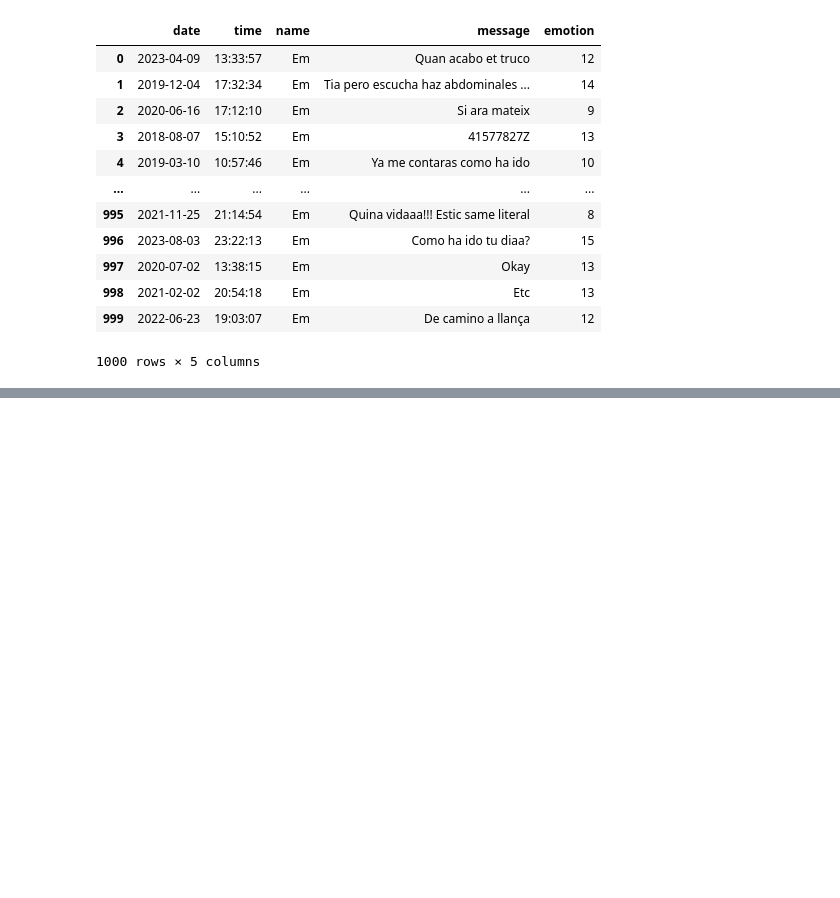
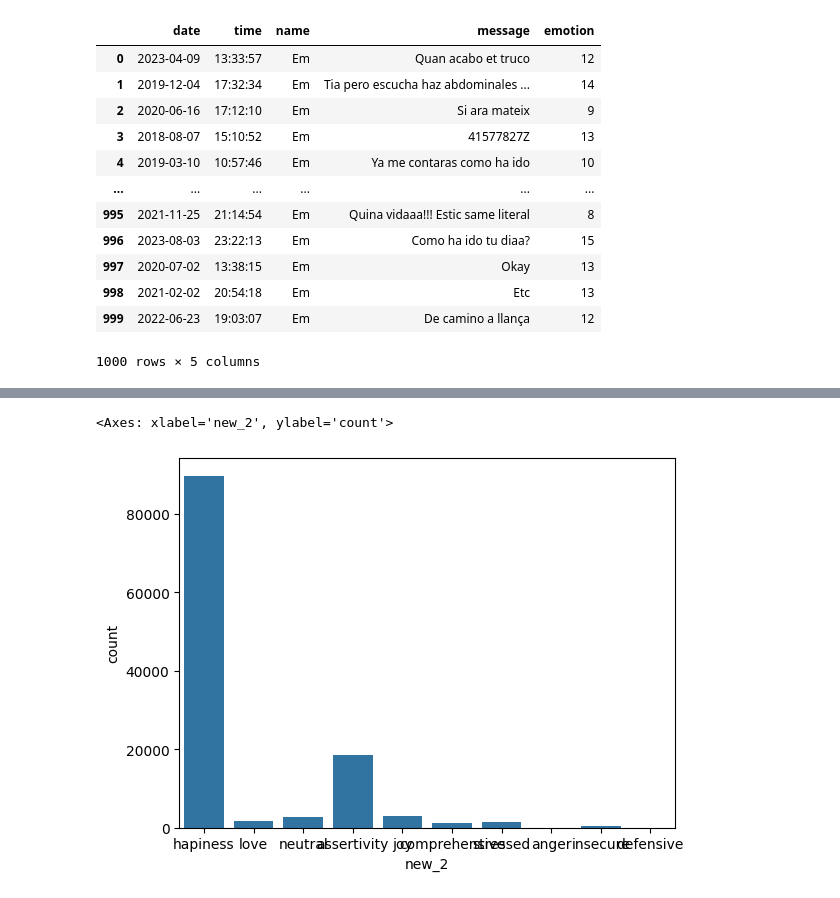
Before and after one commit to emmacunill/Take_Care, a Jupyter notebook: notebooks/model.ipynb, the cells around one changed output, grey strips where cells are left out. Saved outputs shown, nothing was run; the diff lists cells and outputs as text; code cells hidden in the pictures; blank space fills up the shorter version.

Commit message:
starting to try models

```diff
--- a/notebooks/model.ipynb
+++ b/notebooks/model.ipynb
@@ -135,0 +151,3 @@ cdf
+# %%
+emotions_2 = {list(i.values())[0]: list(i.keys())[0] for i in emotions}
+emotions_2
@@ -135,0 +178,28 @@ cdf
+# %%
+X_train, X_test, y_train, y_test = train_test_split(cdf["message"], cdf["emotion"], test_size=0.25, random_state=42)
+
+
+vectorizer = TfidfVectorizer()
+X_train_tfidf = vectorizer.fit_transform(X_train)
+X_test_tfidf = vectorizer.transform(X_test)
+
+# Diferentes modelos
+# Bootstraping
+clf = MultinomialNB() #bayes
+clf.fit(X_train_tfidf, y_train)
+
+
+# Make predictions
+predictions = clf.predict(X_test_tfidf)
+
+
+def test_on_new_df ():
+    """fer estaba haciendo pruebas"""
+    df_2 = df.copy()
+    df_2.dropna(inplace=True)
+    X = vectorizer.transform(df_2["message"])
+    df_2["new"] = clf.predict(X)
+    df_2["new_2"] = df_2["new"].map(emotions_2)
+    return df_2
+df_2 = test_on_new_df ()
+df_2
@@ -135,0 +220,9 @@ cdf
+# %%
+import seaborn as sns
+import matplotlib.pyplot as plt
+
+sns.countplot(x = df_2.new_2)
+#plt.xticks(rotate=0.5)
+# %% [output]
+<Axes: xlabel='new_2', ylabel='count'>
+[figure, added]
```
Also changed, not shown: parts of 8 cells of this notebook.
